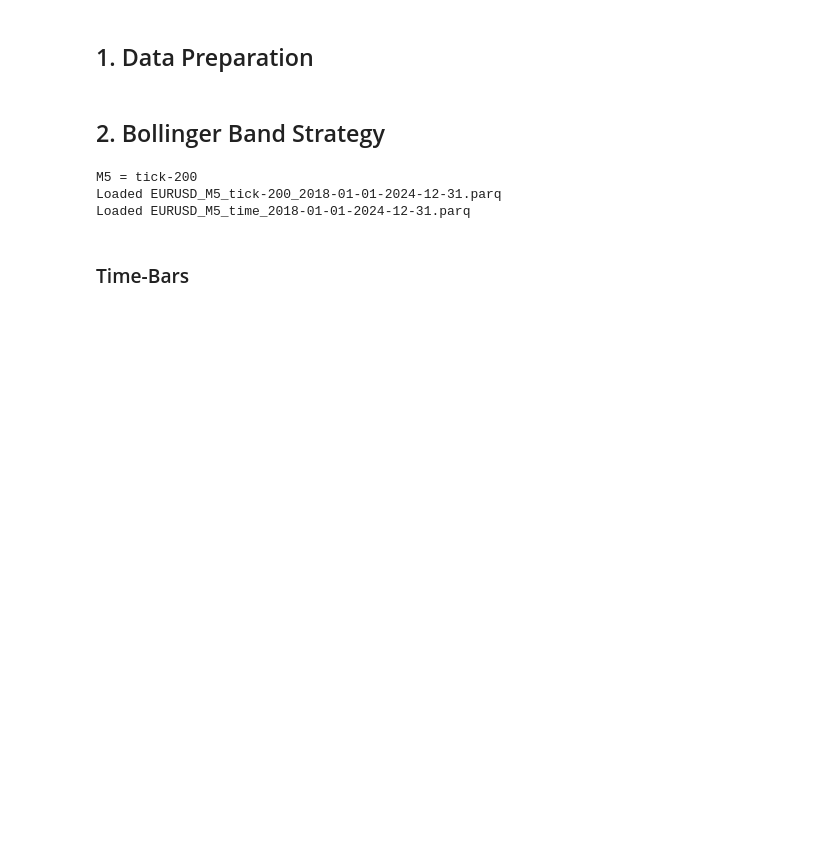
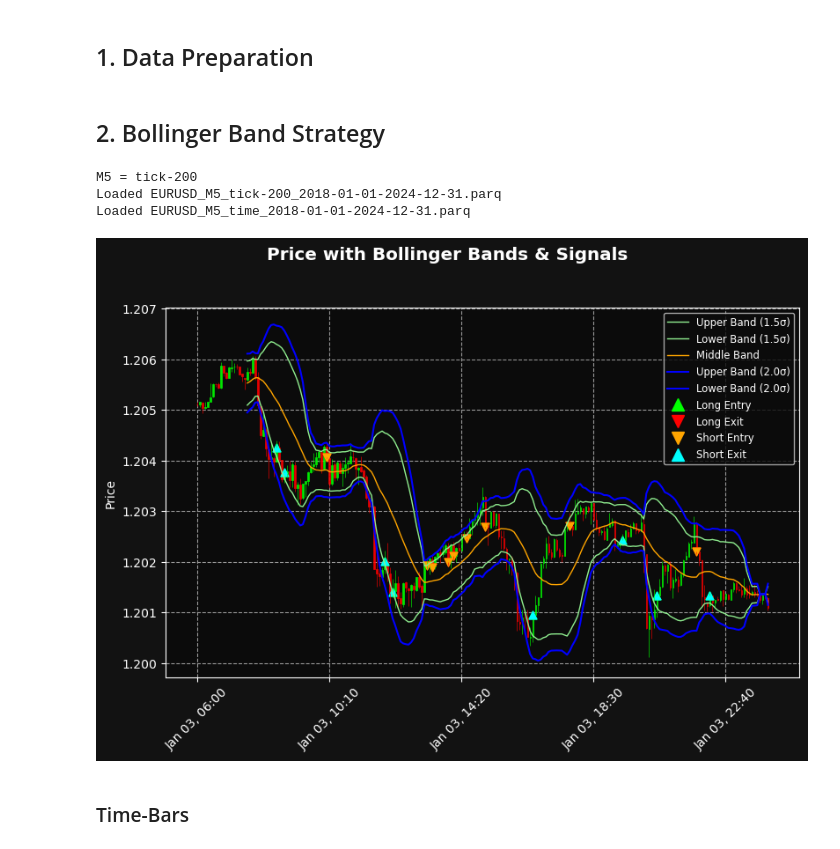
Before and after one commit to pnjoroge54/Machine-Learning-Blueprint, a Jupyter notebook: notebooks/Part_3-Labeling.ipynb, the cells around one changed output. Drawn from its saved outputs; the diff is of its cells as text; code cells hidden in the pictures; blank space fills up the shorter version.

```diff
--- a/notebooks/Part_3-Labeling.ipynb
+++ b/notebooks/Part_3-Labeling.ipynb
@@ -73,21 +71,25 @@ import seaborn as sns
 import talib
 from sklearn.ensemble import RandomForestClassifier
 
-from afml.backtest_statistics.reporting import (
+from afml.backtest_statistics import (
+    calculate_performance_metrics,
+    compare_pr_curves,
     compare_roc_curves,
-    meta_labelling_classification_reports,
+    compare_roc_pr_curves,
+    meta_labelling_classification_report_images,
+    meta_labelling_classification_report_tables,
     meta_labelling_reports,
+    run_meta_labeling_analysis,
 )
-from afml.cache import clear_afml_cache
+from afml.bet_sizing.bet_sizing import bet_size_probability
+from afml.cache import cache_maintenance, clear_afml_cache, selective_cache_clear
 from afml.data_structures.bars import *
 from afml.features import get_fractal_features, get_time_features, is_stationary
 from afml.filters import cusum_filter
 from afml.labeling import (
     add_vertical_barrier,
-    calculate_label_metrics,
-    get_bins_from_trend,
     get_event_weights,
-    get_trend_scanning_meta_labels,
+    trend_scanning_labels,
     triple_barrier_labels,
 )
 from afml.mt5.load_data import (
@@ -98,11 +100,12 @@ from afml.mt5.load_data import (
     save_data_to_parquet,
 )
 from afml.strategies import (
-    BollingerMeanReversionStrategy,
-    MovingAverageCrossoverStrategy,
+    BollingerStrategy,
+    MACrossoverStrategy,
     create_bollinger_features,
     get_entries,
 )
+from afml.strategies.training import train_meta_model
 from afml.util import (
     CLEAN_DATA_PATH,
     COMMODITIES,
@@ -119,9 +122,6 @@ from afml.util import (
     to_subscript,
     value_counts_data,
 )
-from notebooks.training import train_meta_model
 
 warnings.filterwarnings("ignore")
 plt.style.use("dark_background")
-warnings.filterwarnings("ignore")
-plt.style.use("dark_background")
@@ -206,34 +199,24 @@ def get_data(symbol, timeframe, dirpath="../data"):
 # %%
-# import MetaTrader5 as mt5
-# from afml.util.misc import date_conversion
-
-# timeframe = "H4"
-# start_date_, end_date_ = date_conversion("2009", end_date)
-# mt5_timeframe = getattr(mt5, f"TIMEFRAME_{timeframe}")
-# df = pd.DataFrame(mt5.copy_rates_range(symbol, mt5_timeframe, start_date_, end_date_))
-# if df is not None:
-#     df["time"] =  pd.to_datetime(df["time"], unit="s", utc=True)
-#     df.set_index("time", inplace=True)
-#     fname = Path("../data", f"{symbol}_{timeframe}_time_{start_date}-{end_date}.parq")
-#     df = optimize_dtypes(df)
-#     df.to_parquet(fname)
-#     df.info()
+bb_timeframe = "M5"
+tick_bar_size = tick_bar_dict.get(bb_timeframe)
+print(f"{bb_timeframe} = tick-{tick_bar_size}")
+bb_time_bars, bb_tick_bars = get_data(symbol, bb_timeframe)
+bar_size = f"tick-{bb_tick_bars.tick_volume.iloc[0]}"
+# %% [output]
+M5 = tick-200
+Loaded EURUSD_M5_tick-200_2018-01-01-2024-12-31.parq
+Loaded EURUSD_M5_time_2018-01-01-2024-12-31.parq
 # %%
-bb_timeframe = "M5"
-tick_bar_size = tick_bar_dict.get(bb_timeframe)
-print(f"{bb_timeframe} = tick-{tick_bar_size}")
-bb_time_bars, bb_tick_bars = get_data(symbol, bb_timeframe)
-bar_size = f"tick-{bb_tick_bars.tick_volume.iloc[0]}"
-
 bb_period, bb_std = 20, 1.5 # Bollinger Band parameters
-bb_strategy = BollingerMeanReversionStrategy(window=bb_period, num_std=bb_std)
+bb_strategy = BollingerStrategy(window=bb_period, num_std=bb_std)
 bb_lookback = 10
-bb_pt_barrier, bb_sl_barrier, bb_time_horizon = (2, 1, 20)
-bb_vol_multiplier = 1
+bb_pt_barrier, bb_sl_barrier, bb_time_horizon = (1.5, 1, 50)
+bb_vol_multiplier = 2
-# %% [output]
-M5 = tick-200
-Loaded EURUSD_M5_tick-200_2018-01-01-2024-12-31.parq
-Loaded EURUSD_M5_time_2018-01-01-2024-12-31.parq
+# %%
+start, end = "2018-01-03 06:00", "2018-01-04 00:00"
+plot_bbands(bb_time_bars, start, end, window=bb_period, std0=bb_std, std1=2, width=10, height=6, markersize=40)
+# %% [output]
+[figure, added]
 # %% [markdown]
 ### Time-Bars
 # %%
```
Also changed, not shown: parts of 138 cells of this notebook.
